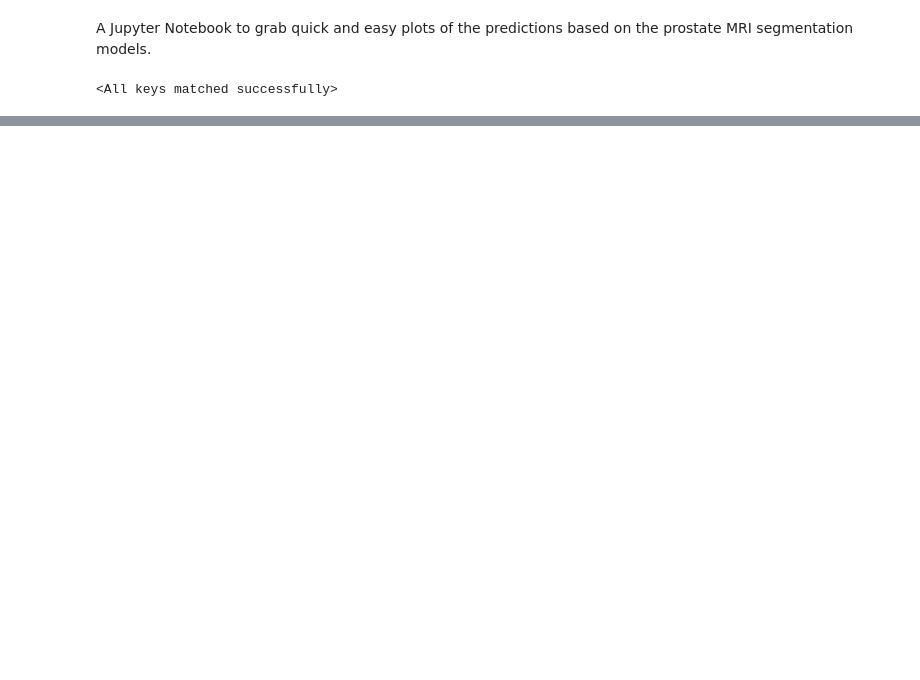
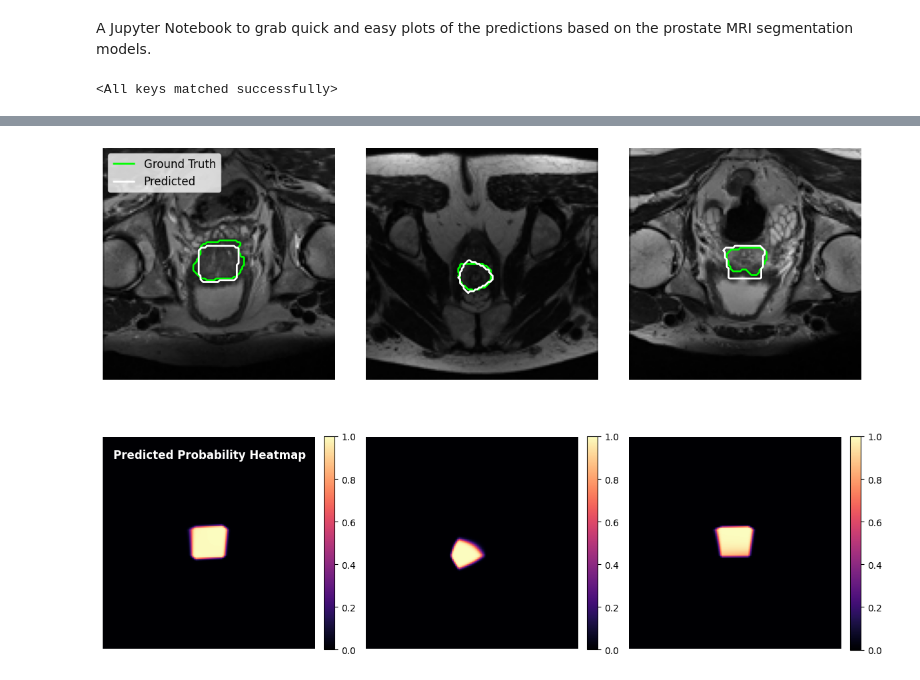
Before and after one commit to matthew-gerry/mri_segmentation_prostate, a Jupyter notebook: visualization.ipynb, the cells around one changed output, grey strips where cells are left out. Cells and saved outputs as stored; diff of their text form; code cells hidden in the pictures; blank space fills up the shorter version.

Commit message:
Added README file temporarily documenting my tasks to do. Modified visualization notebook to plot predicted and ground truth contours overlaid on the images

```diff
--- a/visualization.ipynb
+++ b/visualization.ipynb
@@ -20,10 +20,10 @@ val_loader = DataLoader(val_dataset, batch_size=16, shuffle=False)
 # %%
 # Load the trained model
 
-model = SimpleUNet()
-model.load_state_dict(torch.load("prostate_unet.pth"))
+# model = SimpleUNet()
+# model.load_state_dict(torch.load("prostate_unet.pth"))
 
-# model = TLDeepLabV3MobileNet(backbone_unfreeze_substrings = ("5", "6"), classifier_unfreeze_last_K = 4)
-# model.load_state_dict(torch.load("prostate_transfer_model.pth"))
+model = TLDeepLabV3MobileNet(backbone_unfreeze_substrings = ("5", "6"), classifier_unfreeze_last_K = 4)
+model.load_state_dict(torch.load("prostate_transfer_model.pth"))
 # %% [output]
 <All keys matched successfully>
@@ -74,0 +58,38 @@ plt.show()
+# %%
+# Visualize predictions on validation set with contour overlays
+num_samples = 3
+fig, axes = plt.subplots(2, num_samples, figsize=(4 * num_samples, 9))
+
+model.eval()
+with torch.no_grad():
+    for idx in range(num_samples):
+        images, _ = val_dataset[idx]              # images: (1,H,W) normalized
+        image_batch = images.unsqueeze(0)         # (1,1,H,W)
+        outputs = model(image_batch)
+
+        # Handle dict or tensor output
+        outputs = outputs['out'] if isinstance(outputs, dict) else outputs
+
+        # Prob -> binary
+        probs = torch.sigmoid(outputs).squeeze(0).squeeze(0).cpu().numpy()  # (H, W)
+        predicted_mask = (probs > 0.5).astype(np.uint8)                      # (H, W)
+
+        # Raw image + ground truth mask from base dataset
+        raw_pil, mask_pil = val_dataset.base_dataset[idx]
+        raw_np  = np.array(raw_pil.convert("L"))         # (H, W) uint8
+        mask_np = (np.array(mask_pil) > 0).astype(np.uint8)
+
+        # Ground truth vs predicted contours overlaid on raw image
+        overlay_contours(axes[0, idx], raw_np, mask_np, predicted_mask, legend_flag=(idx==0))
+
+        # Probability heatmap
+        im = axes[1, idx].imshow(probs, cmap='magma', vmin=0, vmax=1)
+        axes[1, idx].axis('off')
+        fig.colorbar(im, ax=axes[1, idx], fraction=0.046, pad=0.04)
+        if idx == 0:
+            axes[1, idx].text(0.05 , 0.9, 'Predicted Probability Heatmap', transform=axes[1, idx].transAxes, fontsize=12, color='white', weight='bold')
+
+plt.tight_layout()
+plt.show()
+# %% [output]
+[figure, added]
```
Also changed, not shown: parts of 2 cells of this notebook, 1 other file.
